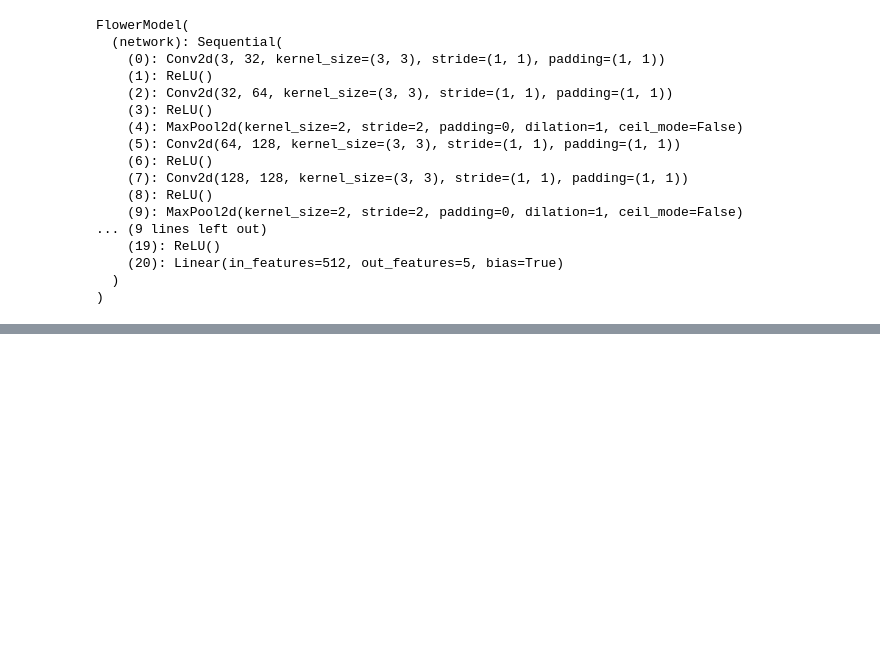
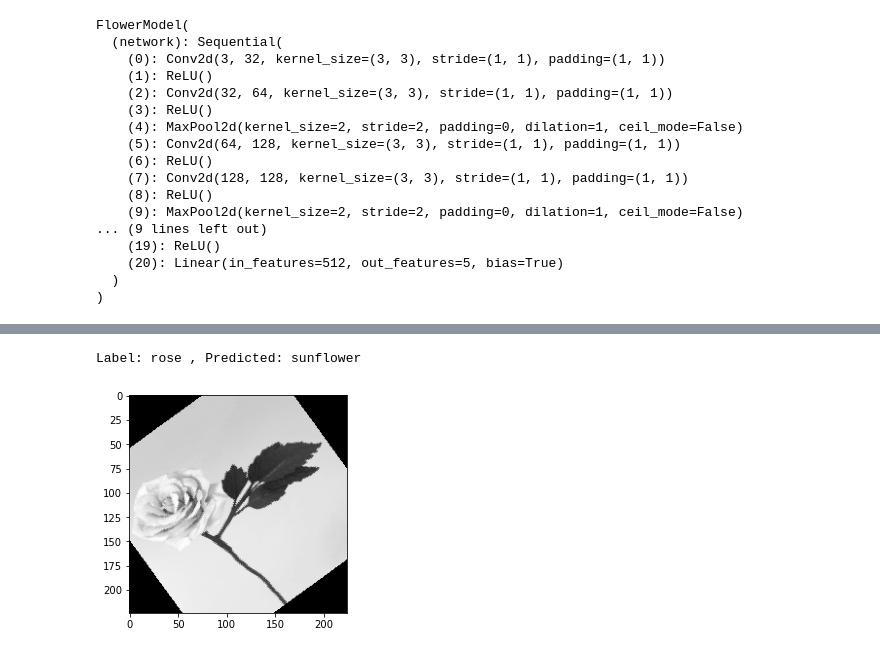
Before and after one commit to lbaitemple/pytorchimage, a Jupyter notebook: customflower.ipynb, the cells around one changed output, grey strips where cells are left out. Drawn from its saved outputs; the diff is of its cells as text; code cells hidden in the pictures; blank space fills up the shorter version.

```diff
--- a/customflower.ipynb
+++ b/customflower.ipynb
@@ -261,0 +281,13 @@ def predict_image(img, model):
+# %%
+from PIL import Image
+from torchvision import transforms
+
+img_cat = Image.open("p1.jpeg").convert('RGB')
+
+img = transformer(img_cat)
+
+plt.imshow(img[0], cmap='gray')
+print('Label:', database.classes[label], ', Predicted:', predict_image(img, FlowerModel()))
+# %% [output]
+Label: rose , Predicted: sunflower
+[figure, added]
```
Also changed, not shown: parts of 12 cells of this notebook.
